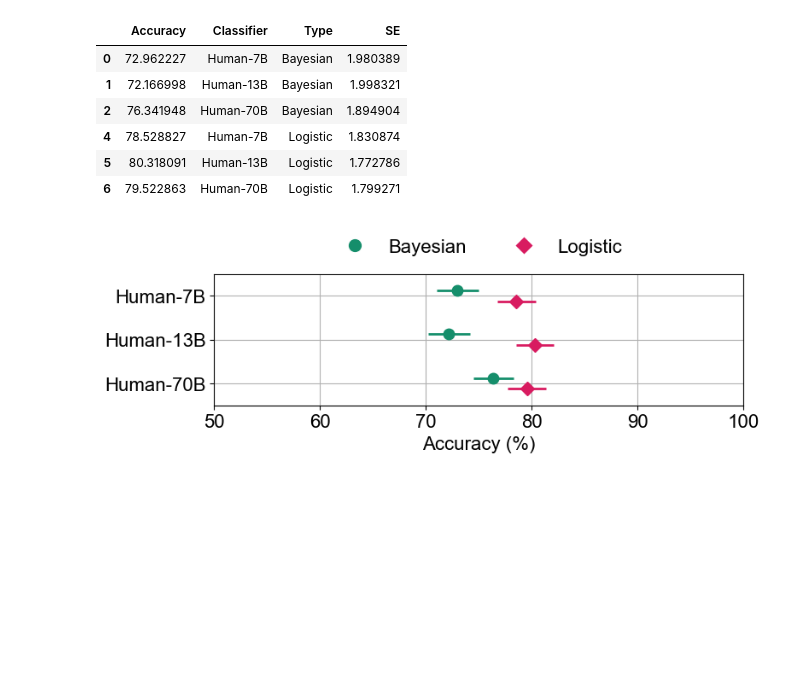
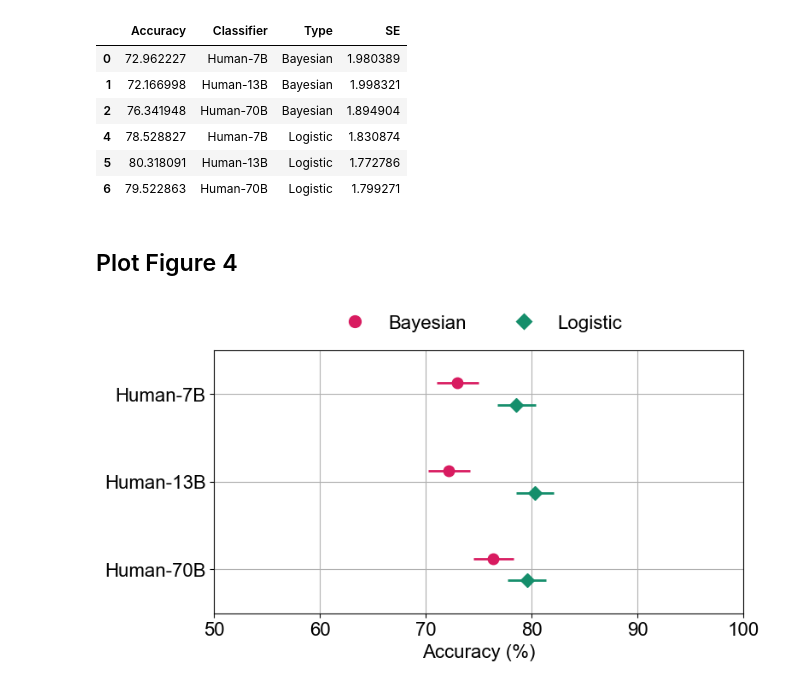
Before and after one commit to braingpt-lovelab/haico, a Jupyter notebook: notebooks/main_analysis.ipynb, the cells around one changed output. Drawn from its saved outputs; the diff is of its cells as text; code cells hidden in the pictures; blank space fills up the shorter version.

```diff
--- a/notebooks/main_analysis.ipynb
+++ b/notebooks/main_analysis.ipynb
@@ -208,57 +156,15 @@ df2
 | 4 | 78.528827 | Human-7B | Logistic | 1.830874 |
 | 5 | 80.318091 | Human-13B | Logistic | 1.772786 |
 | 6 | 79.522863 | Human-70B | Logistic | 1.799271 |
-# %%
-# Set the style and font using matplotlib
-plt.rc('font', family='Arial')
-plt.rc('axes', grid=True)
-plt.rc('axes', facecolor='white')
-
-# Create a figure and a set of subplots
-fig, ax = plt.subplots(figsize=(8, 2))
-
-# Define custom colors for each type
-mycolors  = {'Bayesian': '#158E6B', 'Logistic': '#D81B60'}
-mymarkers = {'Bayesian': 'o',       'Logistic': 'D'}
-mymarksze = {'Bayesian': 9,         'Logistic': 8}
-
-# Font size
-fs = 16
-
-# Define the width of the dodge
-dodge_width = 0.125
-
-n_classifiers = np.arange(0, len(df2['Classifier'].unique()))
-
-# Use matplotlib to create error bars
-for i, type in enumerate(df2['Type'].unique()):
-    type_data = df2[df2['Type'] == type]
-    y_coords = n_classifiers + (i-0.5)*2*dodge_width
-    ax.errorbar(type_data['Accuracy'], y_coords, xerr=type_data['SE'], \
-        fmt=mymarkers[type], markersize=mymarksze[type], capsize=0, color=mycolors[type], \
-            elinewidth=2, label=type)
-
-# Set x-axis limits
-ax.set_xlim([50, 100])
-ax.set_xticks([50, 60, 70, 80, 90, 100])
-ax.set_xlabel("Accuracy (%)", fontsize=fs)  # Rename the x-axis label
-
-# Reverse the y-axis
-ax.set_yticks(n_classifiers, df2['Classifier'].unique())
-ax.set_ylim([-0.5, 2.5])
-ax.invert_yaxis()
-
-# Increase the size of the tick labels
-ax.tick_params(axis='both', which='major', labelsize=fs)
-
-# Show the legend
-legend_elements = [Line2D([0], [0], marker=mymarkers[type], color='w', label=type, \
-    markerfacecolor=mycolors[type], markersize=3+mymarksze[type], linestyle='None') \
-        for type in df2['Type'].unique()]
-ax.legend(handles=legend_elements, loc='upper center', bbox_to_anchor=(0.5, 1.4), \
-    ncol=len(df2['Type'].unique()), frameon=False, fontsize=fs)
-
-# Show the plot
-plt.show()
-# %% [output]
-[figure, removed]
+# %% [markdown]
+## Plot Figure 4
+# %%
+# Define custom colors for each type
+mycolors  = {'Bayesian': '#D81B60', 'Logistic': '#158E6B'}
+mymarkers = {'Bayesian': 'o',       'Logistic': 'D'}
+mymarksze = {'Bayesian': 9,         'Logistic': 8}
+
+# Plot Figure 4
+plot_figure(df2, mycolors, mymarkers, mymarksze)
+# %% [output]
+[figure, added]
```
Also changed, not shown: parts of 15 cells of this notebook.
